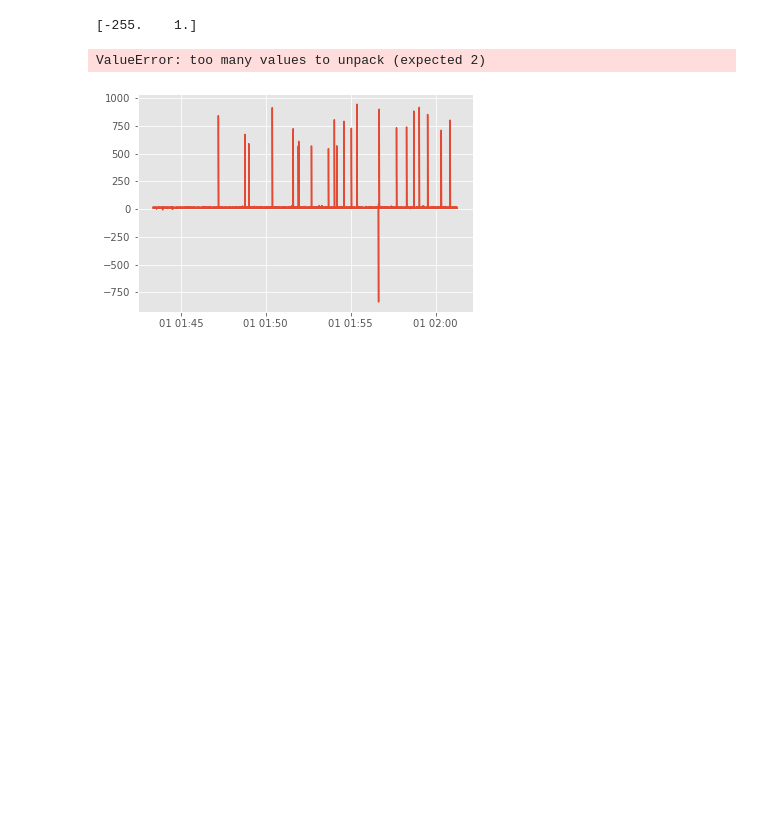
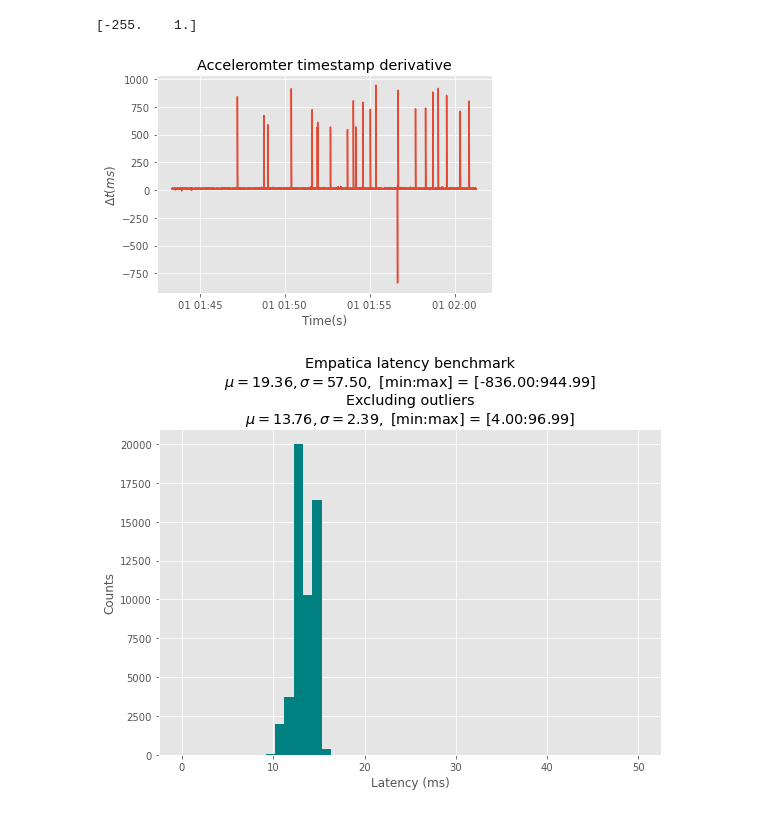
Before and after one commit to emotional-cities/pluma-experiments, a Jupyter notebook: 20092022/Analysis/AnalysisCode/Benchmark_Acceleromter.ipynb, the cells around one changed output. Drawn from its saved outputs; the diff is of its cells as text; code cells hidden in the pictures; blank space fills up the shorter version.

```diff
--- a/20092022/Analysis/AnalysisCode/Benchmark_Acceleromter.ipynb
+++ b/20092022/Analysis/AnalysisCode/Benchmark_Acceleromter.ipynb
@@ -45,25 +45,26 @@ assert np.all(streams.Accelerometer.data.index.values == streams.BioData.Accelar
 # %%
 
 delta_t = streams.Accelerometer.data.index - streams.Accelerometer.data['SoftwareTimestamp']
 delta_t = -delta_t / np.timedelta64(1, 'ms')
 plt.figure()
 
 plt.plot(delta_t)
-plt.ylim('$\Delta t (ms)$')
-plt.xlim('Time(s)')
+plt.ylabel('$\Delta t (ms)$')
+plt.xlabel('Time(s)')
+plt.title('Acceleromter timestamp derivative')
 plt.show()
 
 #delta_t[(delta_t > 900) or (delta_t > 900)] = np.NaN
 
 plt.figure(figsize= (9,6))
 plt.hist(delta_t, bins = np.linspace(0, 50, 50), color= "Teal")
 plt.xlabel('Latency (ms)')
 plt.ylabel('Counts')
 txt = (f'Empatica latency benchmark\n$\mu = {np.mean(delta_t):.2f}, \sigma = {np.std(delta_t):.2f},$ [min:max] = [{np.min(delta_t):.2f}:{np.max(delta_t):.2f}]')
 delta_t = delta_t[(delta_t > 0) & (delta_t < 100)]
 plt.title(txt + "\n" + f'Excluding outliers\n$\mu = {np.mean(delta_t):.2f}, \sigma = {np.std(delta_t):.2f},$ [min:max] = [{np.min(delta_t):.2f}:{np.max(delta_t):.2f}]')
 
 plt.show()
 # %% [output]
-ValueError: too many values to unpack (expected 2)
-[figure, old version]
+[figure, new version]
+[figure, added]
```
Also changed, not shown: 1 other file.
